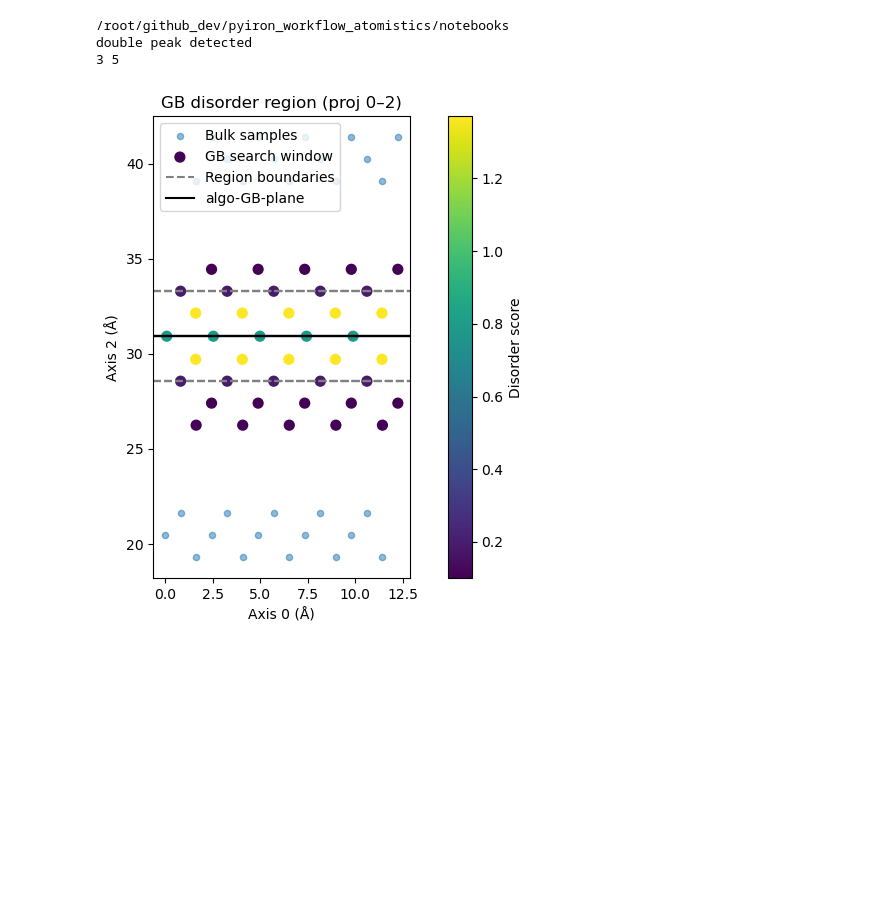
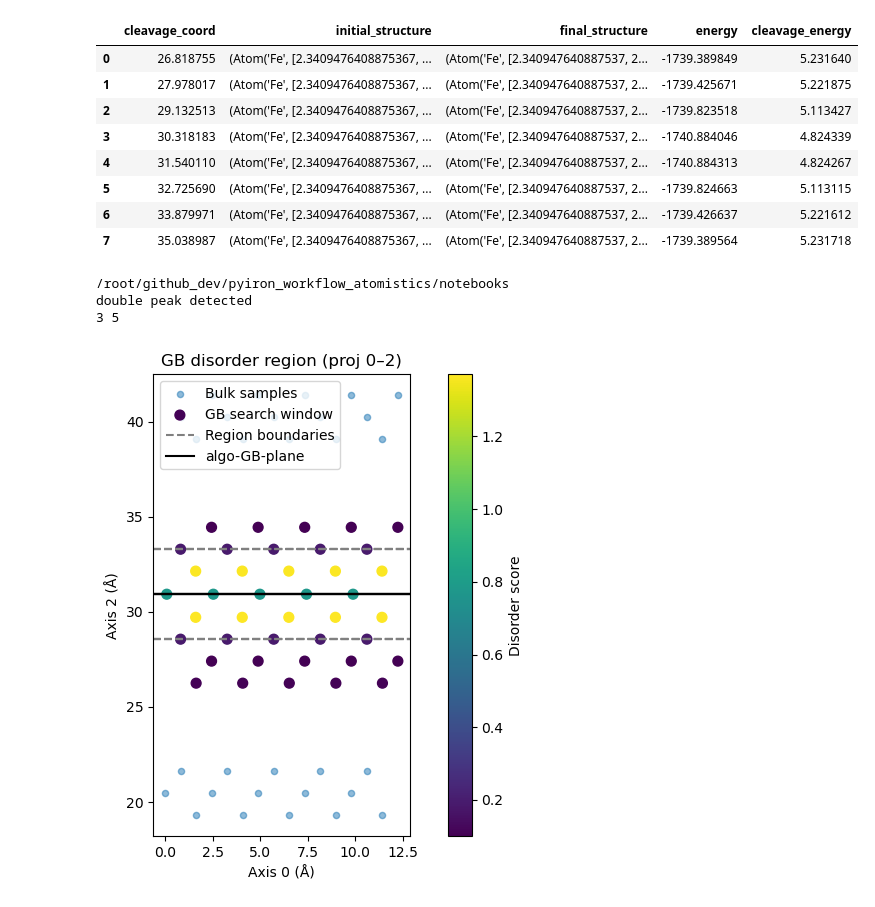
Before and after one commit to pyiron/pyiron_workflow_atomistics, a Jupyter notebook: notebooks/20250713_GB_Opt_Seg_Cleave.ipynb, the cells around one changed output. Drawn from its saved outputs; the diff is of its cells as text; code cells hidden in the pictures; blank space fills up the shorter version.

```diff
--- a/notebooks/20250713_GB_Opt_Seg_Cleave.ipynb
+++ b/notebooks/20250713_GB_Opt_Seg_Cleave.ipynb
@@ -280,3 +502,15 @@ wf.middle_atom.outputs.atom.value.position[2]
+# %%
+wf.calc_cleavage_rigid.outputs.cleavage_calcs_df.value
+# %% [output]
+|  | cleavage_coord | initial_structure | final_structure | energy | cleavage_energy |
+| 0 | 26.818755 | (Atom('Fe', [2.3409476408875367, ... | (Atom('Fe', [2.340947640887537, 2... | -1739.389849 | 5.231640 |
+| 1 | 27.978017 | (Atom('Fe', [2.3409476408875367, ... | (Atom('Fe', [2.340947640887537, 2... | -1739.425671 | 5.221875 |
+| 2 | 29.132513 | (Atom('Fe', [2.3409476408875367, ... | (Atom('Fe', [2.340947640887537, 2... | -1739.823518 | 5.113427 |
+| 3 | 30.318183 | (Atom('Fe', [2.3409476408875367, ... | (Atom('Fe', [2.340947640887537, 2... | -1740.884046 | 4.824339 |
+| 4 | 31.540110 | (Atom('Fe', [2.3409476408875367, ... | (Atom('Fe', [2.340947640887537, 2... | -1740.884313 | 4.824267 |
+| 5 | 32.725690 | (Atom('Fe', [2.3409476408875367, ... | (Atom('Fe', [2.340947640887537, 2... | -1739.824663 | 5.113115 |
+| 6 | 33.879971 | (Atom('Fe', [2.3409476408875367, ... | (Atom('Fe', [2.340947640887537, 2... | -1739.426637 | 5.221612 |
+| 7 | 35.038987 | (Atom('Fe', [2.3409476408875367, ... | (Atom('Fe', [2.340947640887537, 2... | -1739.389564 | 5.231718 |
 # %%
 
 import shutil
```
Also changed, not shown: parts of 14 cells of this notebook, 8 other files.
